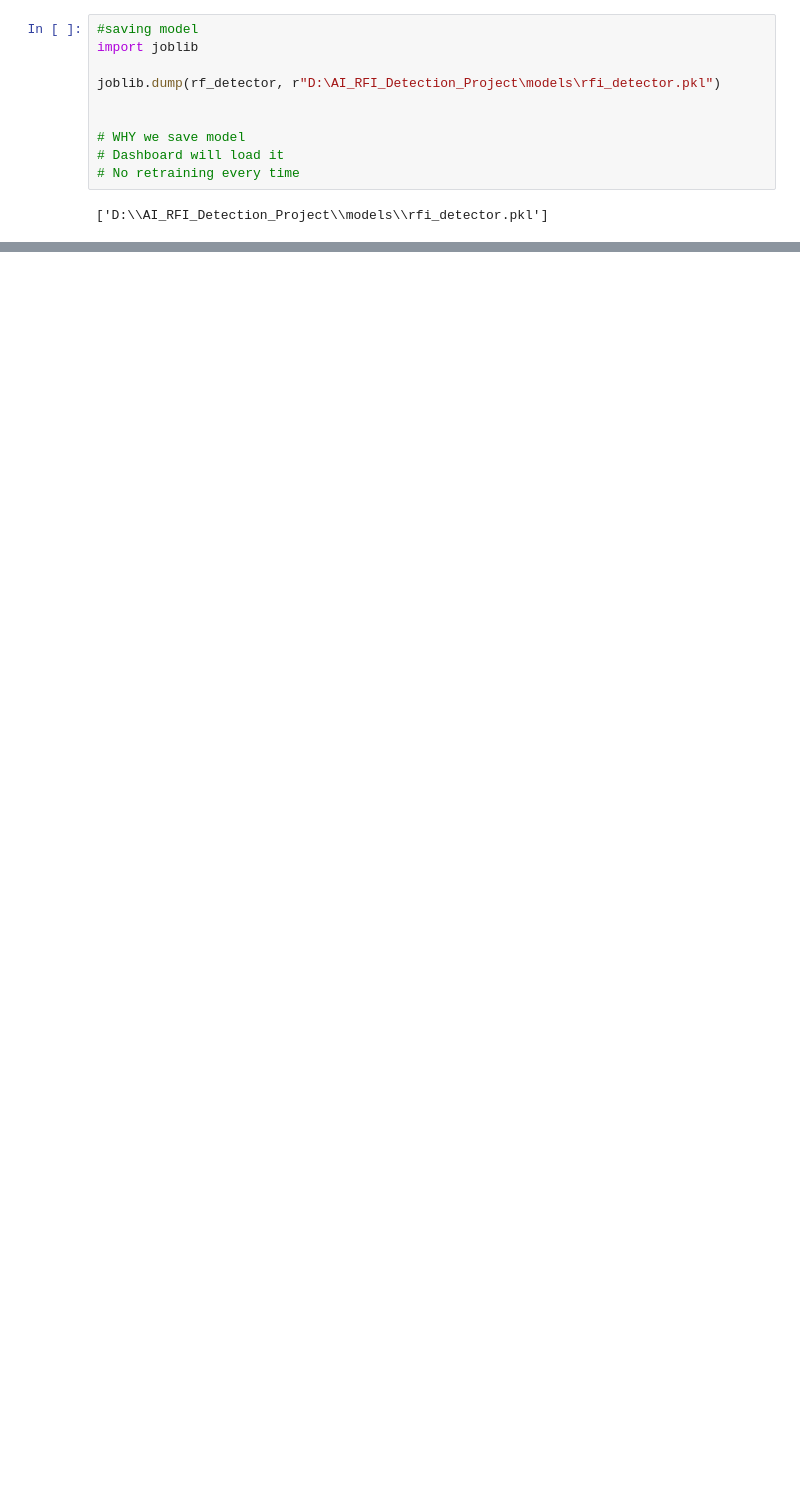
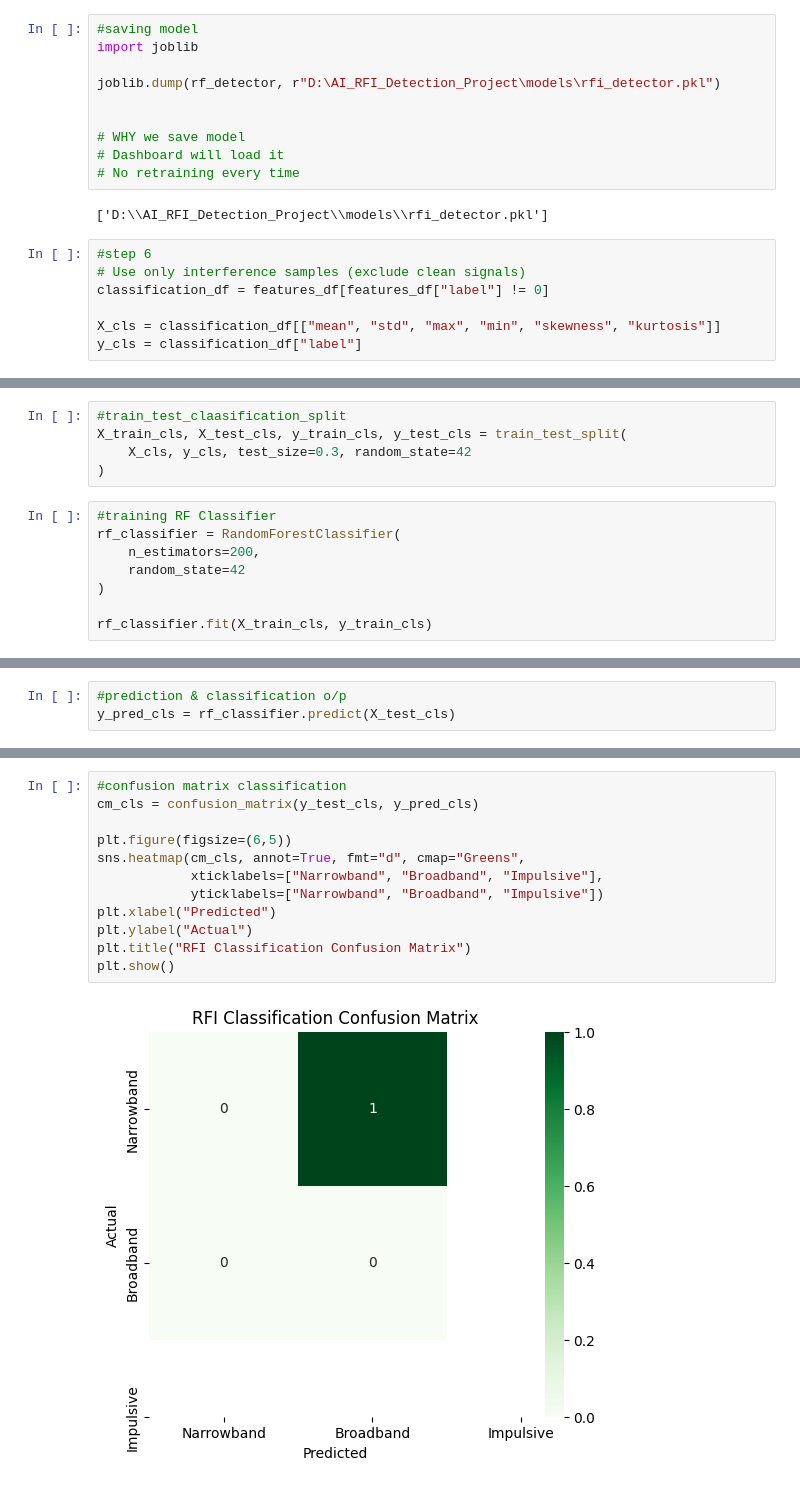
Before and after one commit to Tanmai7/AI_RFI_Detection_Project, a Jupyter notebook: notebooks/01_signal_dataset_generation.ipynb, the cells around one changed output, grey strips where cells are left out. Saved outputs shown, nothing was run; the diff lists cells and outputs as text; blank space fills up the shorter version.

Commit message:
Step 6: RFI classification using Random Forest and feature importance

```diff
--- a/notebooks/01_signal_dataset_generation.ipynb
+++ b/notebooks/01_signal_dataset_generation.ipynb
@@ -324,3 +324,10 @@ joblib.dump(rf_detector, r"D:\AI_RFI_Detection_Project\models\rfi_detector.pkl")
 # No retraining every time
 # %% [output]
 ['D:\\AI_RFI_Detection_Project\\models\\rfi_detector.pkl']
+# %%
+#step 6
+# Use only interference samples (exclude clean signals)
+classification_df = features_df[features_df["label"] != 0]
+
+X_cls = classification_df[["mean", "std", "max", "min", "skewness", "kurtosis"]]
+y_cls = classification_df["label"]
@@ -326,0 +338,13 @@ joblib.dump(rf_detector, r"D:\AI_RFI_Detection_Project\models\rfi_detector.pkl")
+# %%
+#train_test_claasification_split
+X_train_cls, X_test_cls, y_train_cls, y_test_cls = train_test_split(
+    X_cls, y_cls, test_size=0.3, random_state=42
+)
+# %%
+#training RF Classifier
+rf_classifier = RandomForestClassifier(
+    n_estimators=200,
+    random_state=42
+)
+
+rf_classifier.fit(X_train_cls, y_train_cls)
@@ -326,0 +358,3 @@ joblib.dump(rf_detector, r"D:\AI_RFI_Detection_Project\models\rfi_detector.pkl")
+# %%
+#prediction & classification o/p
+y_pred_cls = rf_classifier.predict(X_test_cls)
@@ -326,0 +380,14 @@ joblib.dump(rf_detector, r"D:\AI_RFI_Detection_Project\models\rfi_detector.pkl")
+# %%
+#confusion matrix classification
+cm_cls = confusion_matrix(y_test_cls, y_pred_cls)
+
+plt.figure(figsize=(6,5))
+sns.heatmap(cm_cls, annot=True, fmt="d", cmap="Greens",
+            xticklabels=["Narrowband", "Broadband", "Impulsive"],
+            yticklabels=["Narrowband", "Broadband", "Impulsive"])
+plt.xlabel("Predicted")
+plt.ylabel("Actual")
+plt.title("RFI Classification Confusion Matrix")
+plt.show()
+# %% [output]
+[figure, added]
```
Also changed, not shown: parts of 10 cells of this notebook, 4 other files.
